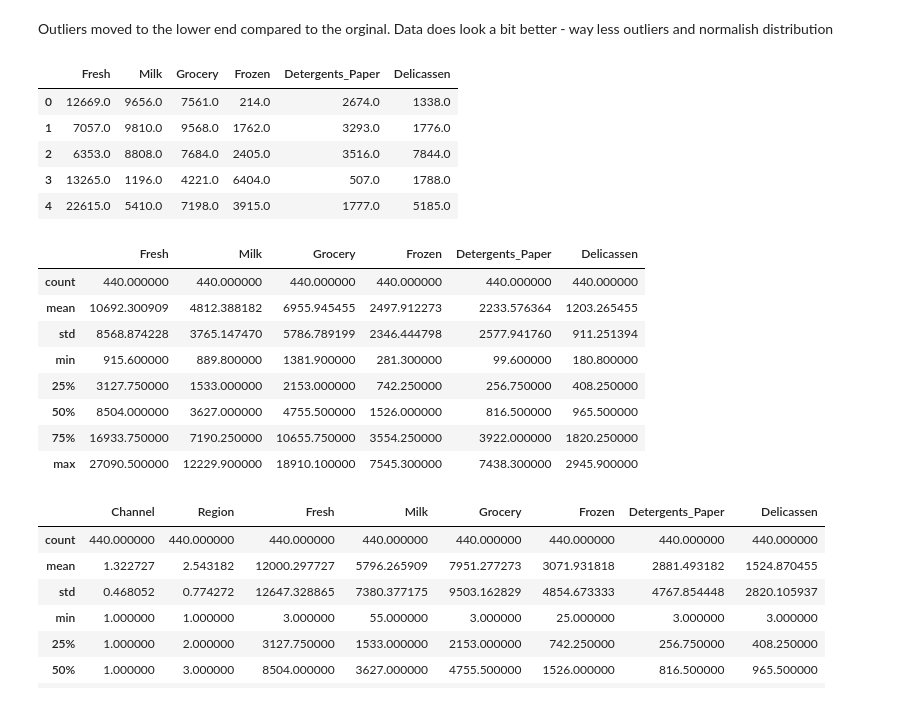
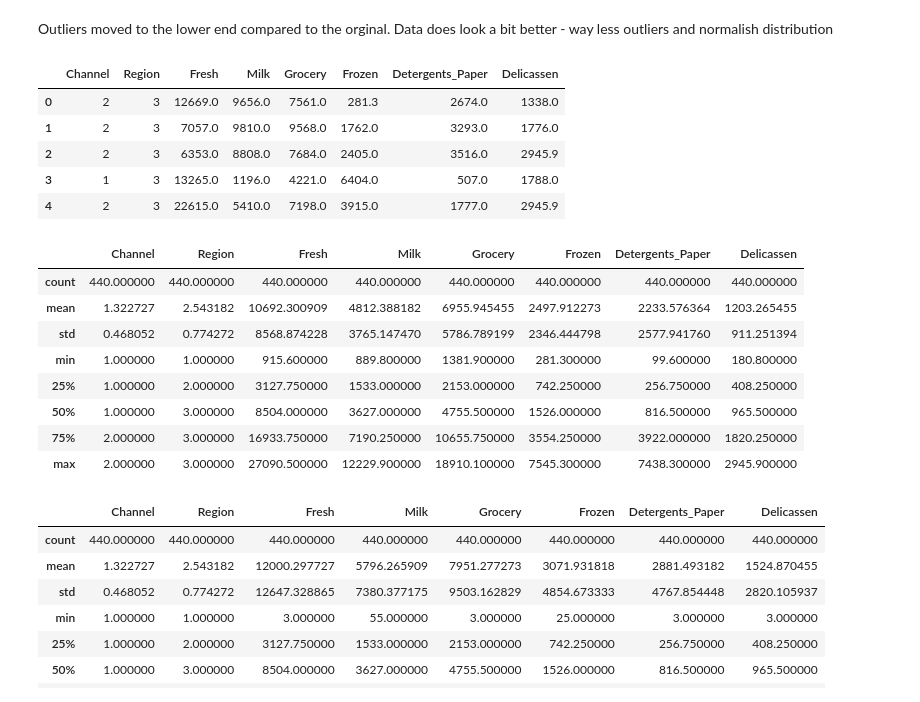
Before and after one commit to SBangarh/ml-project-unsupervised-learning, a Jupyter notebook: Unsupervised Learning - Project.ipynb, the cells around one changed output. Drawn from its saved outputs; the diff is of its cells as text; code cells hidden in the pictures.

```diff
--- a/Unsupervised Learning - Project.ipynb
+++ b/Unsupervised Learning - Project.ipynb
@@ -572,35 +572,35 @@ Outliers moved to the lower end compared to the orginal. Data does look a bit be
 #winorize
 
 #declare new df with relevent columns
-winorized_df = copy_data[['Fresh', 'Milk', 'Grocery', 'Frozen', 'Detergents_Paper', 'Delicassen']]
+winsorized_df = copy_data.copy()
 
 #declare limits
-lower_limit = winorized_df.quantile(0.1)
-upper_limit = winorized_df.quantile(0.90)
+lower_limit = winsorized_df.quantile(0.1)
+upper_limit = winsorized_df.quantile(0.90)
 
 #clip df
-winorized_df = winorized_df.clip(lower=lower_limit, upper=upper_limit, axis=1)
+winsorized_df[['Fresh', 'Milk', 'Grocery', 'Frozen', 'Detergents_Paper', 'Delicassen']] = winsorized_df[['Fresh', 'Milk', 'Grocery', 'Frozen', 'Detergents_Paper', 'Delicassen']].clip(lower=lower_limit, upper=upper_limit, axis=1)
 # %%
-winorized_df.head()
+winsorized_df.head()
 # %% [output]
-|  | Fresh | Milk | Grocery | Frozen | Detergents_Paper | Delicassen |
-| 0 | 12669.0 | 9656.0 | 7561.0 | 214.0 | 2674.0 | 1338.0 |
-| 1 | 7057.0 | 9810.0 | 9568.0 | 1762.0 | 3293.0 | 1776.0 |
-| 2 | 6353.0 | 8808.0 | 7684.0 | 2405.0 | 3516.0 | 7844.0 |
-| 3 | 13265.0 | 1196.0 | 4221.0 | 6404.0 | 507.0 | 1788.0 |
-| 4 | 22615.0 | 5410.0 | 7198.0 | 3915.0 | 1777.0 | 5185.0 |
+|  | Channel | Region | Fresh | Milk | Grocery | Frozen | Detergents_Paper | Delicassen |
+| 0 | 2 | 3 | 12669.0 | 9656.0 | 7561.0 | 281.3 | 2674.0 | 1338.0 |
+| 1 | 2 | 3 | 7057.0 | 9810.0 | 9568.0 | 1762.0 | 3293.0 | 1776.0 |
+| 2 | 2 | 3 | 6353.0 | 8808.0 | 7684.0 | 2405.0 | 3516.0 | 2945.9 |
+| 3 | 1 | 3 | 13265.0 | 1196.0 | 4221.0 | 6404.0 | 507.0 | 1788.0 |
+| 4 | 2 | 3 | 22615.0 | 5410.0 | 7198.0 | 3915.0 | 1777.0 | 2945.9 |
 # %%
-df_num_describe(winorized_df)
+df_num_describe(winsorized_df)
 # %% [output]
-|  | Fresh | Milk | Grocery | Frozen | Detergents_Paper | Delicassen |
-| count | 440.000000 | 440.000000 | 440.000000 | 440.000000 | 440.000000 | 440.000000 |
-| mean | 10692.300909 | 4812.388182 | 6955.945455 | 2497.912273 | 2233.576364 | 1203.265455 |
-| std | 8568.874228 | 3765.147470 | 5786.789199 | 2346.444798 | 2577.941760 | 911.251394 |
-| min | 915.600000 | 889.800000 | 1381.900000 | 281.300000 | 99.600000 | 180.800000 |
-| 25% | 3127.750000 | 1533.000000 | 2153.000000 | 742.250000 | 256.750000 | 408.250000 |
-| 50% | 8504.000000 | 3627.000000 | 4755.500000 | 1526.000000 | 816.500000 | 965.500000 |
-| 75% | 16933.750000 | 7190.250000 | 10655.750000 | 3554.250000 | 3922.000000 | 1820.250000 |
-| max | 27090.500000 | 12229.900000 | 18910.100000 | 7545.300000 | 7438.300000 | 2945.900000 |
+|  | Channel | Region | Fresh | Milk | Grocery | Frozen | Detergents_Paper | Delicassen |
+| count | 440.000000 | 440.000000 | 440.000000 | 440.000000 | 440.000000 | 440.000000 | 440.000000 | 440.000000 |
+| mean | 1.322727 | 2.543182 | 10692.300909 | 4812.388182 | 6955.945455 | 2497.912273 | 2233.576364 | 1203.265455 |
+| std | 0.468052 | 0.774272 | 8568.874228 | 3765.147470 | 5786.789199 | 2346.444798 | 2577.941760 | 911.251394 |
+| min | 1.000000 | 1.000000 | 915.600000 | 889.800000 | 1381.900000 | 281.300000 | 99.600000 | 180.800000 |
+| 25% | 1.000000 | 2.000000 | 3127.750000 | 1533.000000 | 2153.000000 | 742.250000 | 256.750000 | 408.250000 |
+| 50% | 1.000000 | 3.000000 | 8504.000000 | 3627.000000 | 4755.500000 | 1526.000000 | 816.500000 | 965.500000 |
+| 75% | 2.000000 | 3.000000 | 16933.750000 | 7190.250000 | 10655.750000 | 3554.250000 | 3922.000000 | 1820.250000 |
+| max | 2.000000 | 3.000000 | 27090.500000 | 12229.900000 | 18910.100000 | 7545.300000 | 7438.300000 | 2945.900000 |
 # %%
 df_num_describe(copy_data)
 # %% [output]
```
Also changed, not shown: parts of 15 cells of this notebook, 1 other file.
